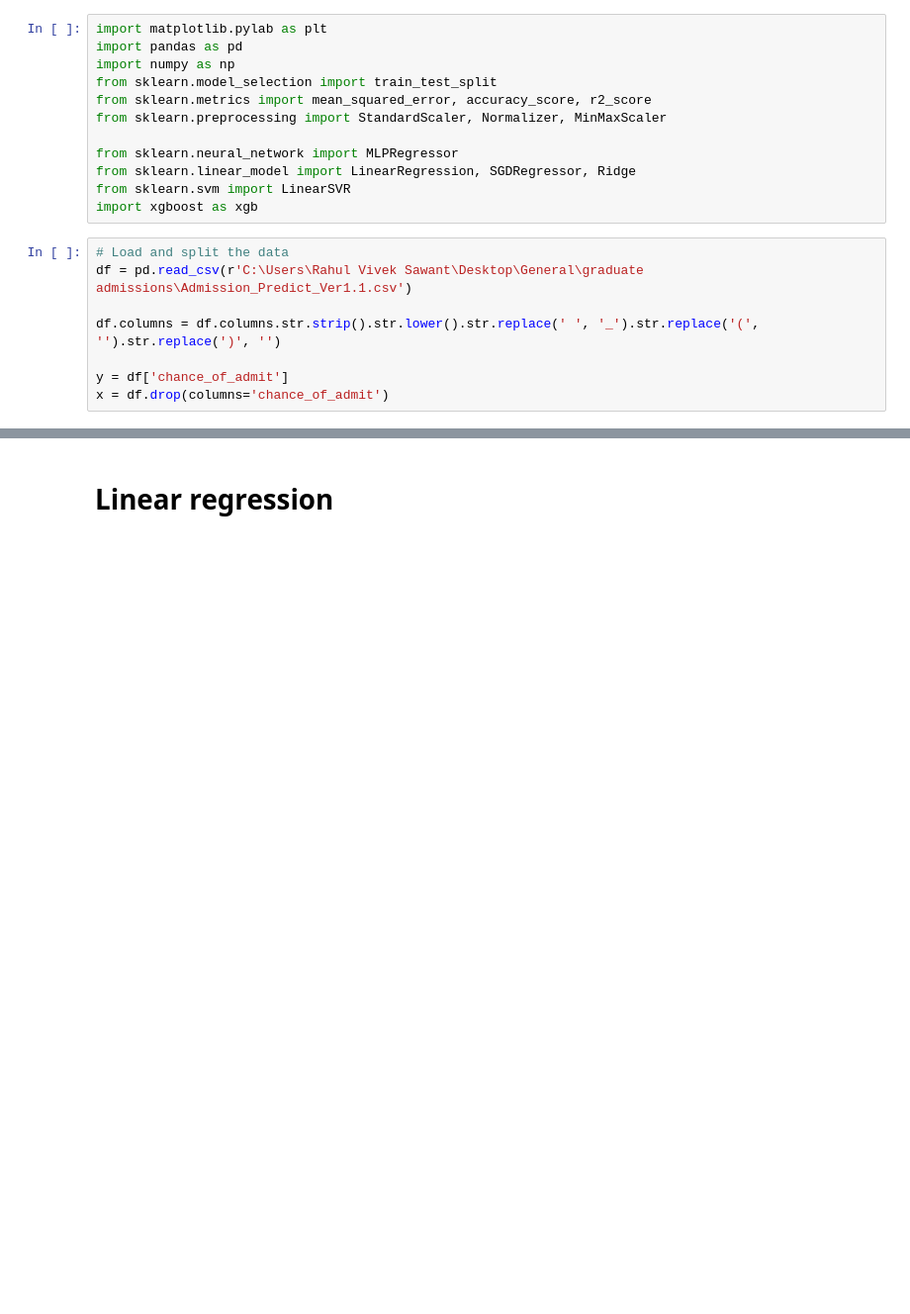
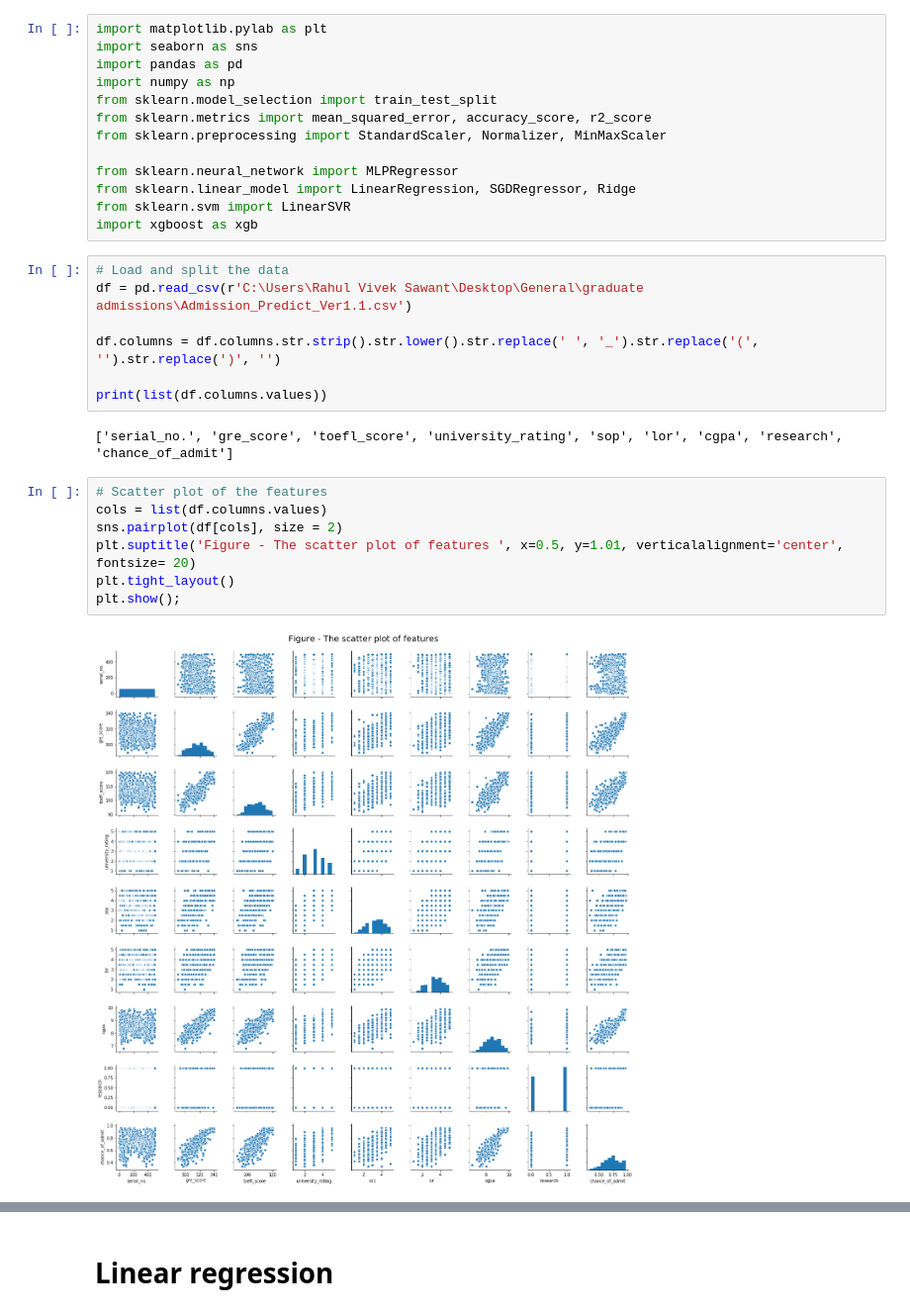
Before and after one commit to rahulvs94/graduate-admission-dataset, a Jupyter notebook: graduate_school_admission_prediction.ipynb, the cells around one changed output, grey strips where cells are left out. Shown: that part at 99% size. Cells and saved outputs as stored; diff of their text form; blank space fills up the shorter version.

Commit message:
added scatterplot

```diff
--- a/graduate_school_admission_prediction.ipynb
+++ b/graduate_school_admission_prediction.ipynb
@@ -1,5 +1,6 @@
 # %%
 import matplotlib.pylab as plt
+import seaborn as sns
 import pandas as pd
 import numpy as np
 from sklearn.model_selection import train_test_split
@@ -16,5 +17,15 @@ df = pd.read_csv(r'C:\Users\Rahul Vivek Sawant\Desktop\General\graduate admissio
 
 df.columns = df.columns.str.strip().str.lower().str.replace(' ', '_').str.replace('(', '').str.replace(')', '')
 
-y = df['chance_of_admit']
-x = df.drop(columns='chance_of_admit')
+print(list(df.columns.values))
+# %% [output]
+['serial_no.', 'gre_score', 'toefl_score', 'university_rating', 'sop', 'lor', 'cgpa', 'research', 'chance_of_admit']
+# %%
+# Scatter plot of the features
+cols = list(df.columns.values)
+sns.pairplot(df[cols], size = 2)
+plt.suptitle('Figure - The scatter plot of features ', x=0.5, y=1.01, verticalalignment='center', fontsize= 20)
+plt.tight_layout()
+plt.show();
+# %% [output]
+[figure, added]
```
Also changed, not shown: parts of 1 cell of this notebook.
